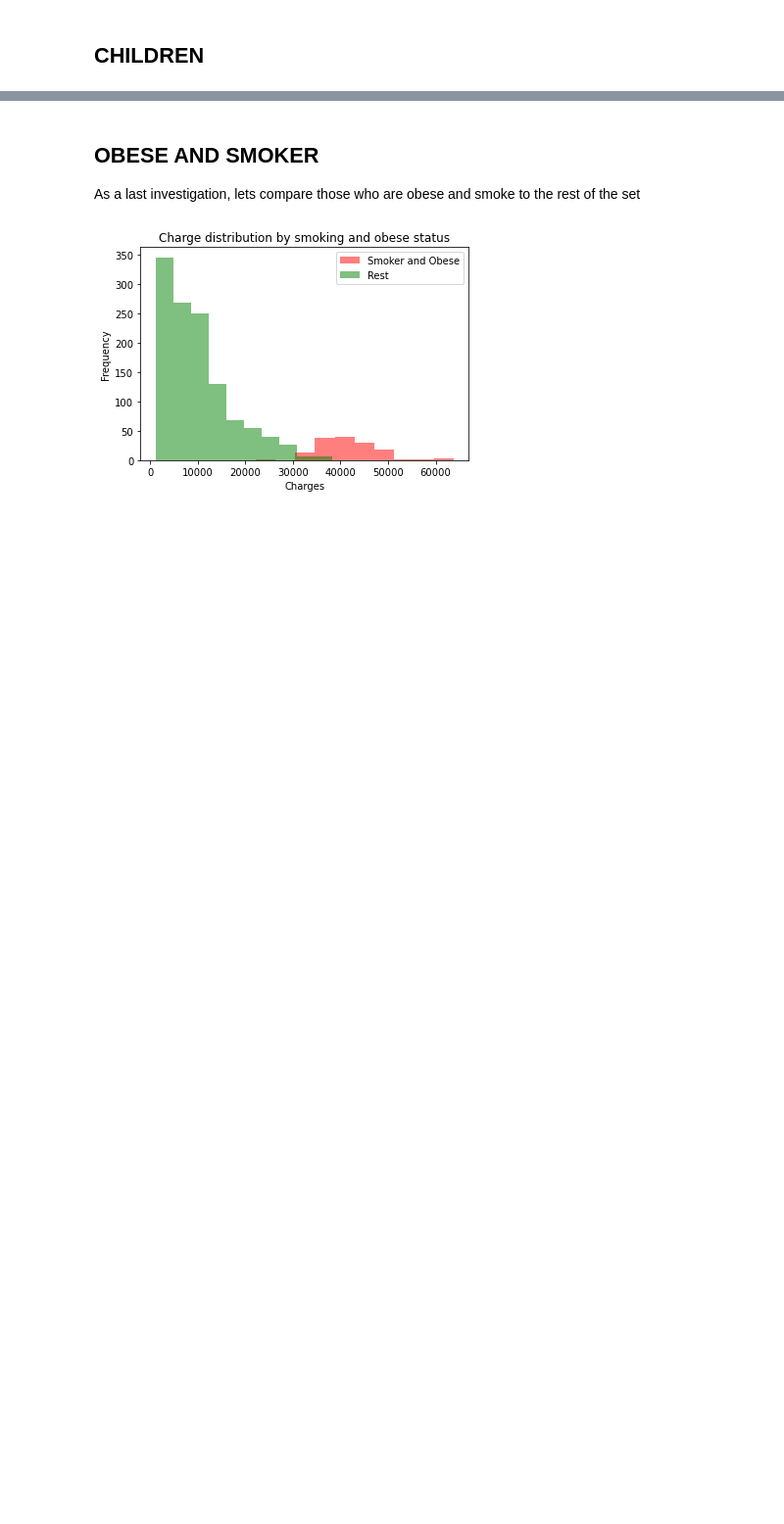
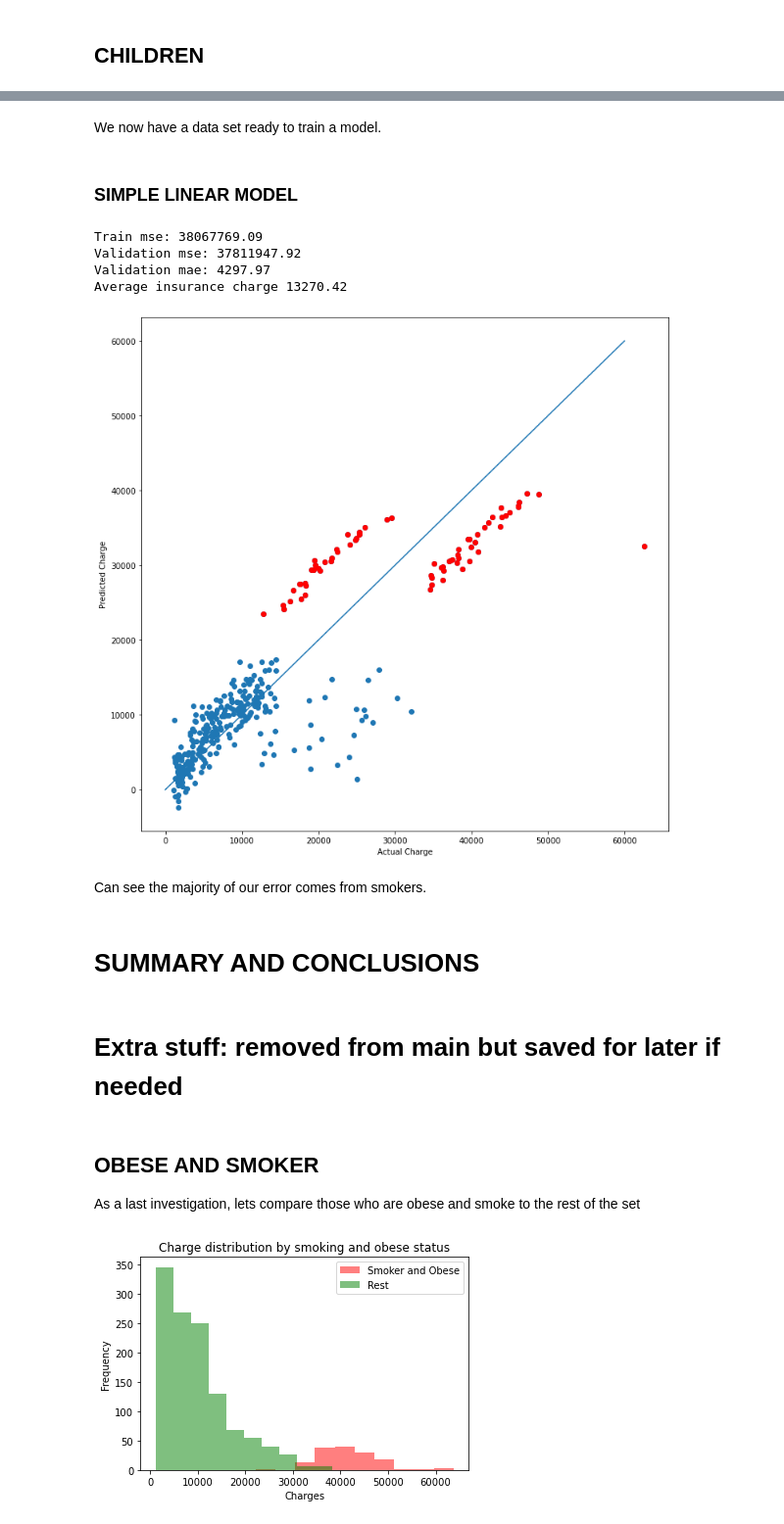
Before and after one commit to beniamp/US_Insurance_Analysis, a Jupyter notebook: us-medical-insurance-costs.ipynb, the cells around one changed output, grey strips where cells are left out. Shown at 98% size. Saved outputs shown, nothing was run; the diff lists cells and outputs as text; code cells hidden in the pictures; blank space fills up the shorter version.

Commit message:
Added prediction section start

```diff
--- a/us-medical-insurance-costs.ipynb
+++ b/us-medical-insurance-costs.ipynb
@@ -400,0 +509,10 @@ People who smoke and are obese almost exclusively make up the top band. These tw
+# %%
+reg_df = df[['age','bmi','smoker','children']]
+reg_df['bmi'] = (reg_df['bmi'] - reg_df['bmi'].min())/(reg_df['bmi'].max() - reg_df['bmi'].min())
+reg_df['age'] = (reg_df['age'] - reg_df['age'].min())/(reg_df['age'].max() - reg_df['age'].min())
+y = df['charges']
+smoker_dummies = pd.get_dummies(reg_df['smoker'], drop_first=True)
+children_dummies = pd.get_dummies(reg_df['children'], drop_first=True)
+reg_df = reg_df.drop(columns = ['smoker', 'children'])
+X = reg_df.join([smoker_dummies, children_dummies])
+X.head()
@@ -401,3 +526,47 @@ People who smoke and are obese almost exclusively make up the top band. These tw
+# %% [markdown]
+We now have a data set ready to train a model.
+# %%
+X_tv, X_test, y_tv, y_test = tts(X, y, test_size=0.25, random_state = 0)
+X_train, X_vali, y_train, y_vali = tts(X_tv, y_tv, test_size=1/3, random_state = 0)
+# %% [markdown]
+### SIMPLE LINEAR MODEL
+# %%
+linear_reg = LR()
+linear_reg.fit(X_train, y_train)
+
+pred_train = linear_reg.predict(X_train)
+pred_vali = linear_reg.predict(X_vali)
+
+mse_train = mse(pred_train, y_train)
+mse_vali = mse(pred_vali, y_vali)
+mae_vali = mae(pred_vali, y_vali)
+
+
+print('Train mse: {:.2f}'.format(mse_train))
+print('Validation mse: {:.2f}'.format(mse_vali))
+print('Validation mae: {:.2f}'.format(mae_vali))
+print('Average insurance charge {:.2f}'.format(mean_charge))
+# %% [output]
+Train mse: 38067769.09
+Validation mse: 37811947.92
+Validation mae: 4297.97
+Average insurance charge 13270.42
+# %%
+plt.rcParams['figure.figsize'] = [12, 12]
+plt.scatter(y_vali, pred_vali)
+plt.scatter(y_vali[X_vali['yes'] == 1], pred_vali[X_vali['yes'] == 1], c = 'red')
+plt.plot(list(range(60000)),list(range(60000)))
+plt.xlabel('Actual Charge')
+plt.ylabel('Predicted Charge')
+plt.show()
+# %% [output]
+[figure, added]
+# %% [markdown]
+Can see the majority of our error comes from smokers.
+# %% [markdown]
+# SUMMARY AND CONCLUSIONS
+# %% [markdown]
+# Extra stuff: removed from main but saved for later if needed
 # %% [markdown]
 ## OBESE AND SMOKER
 
```
Also changed, not shown: parts of 21 cells of this notebook.
